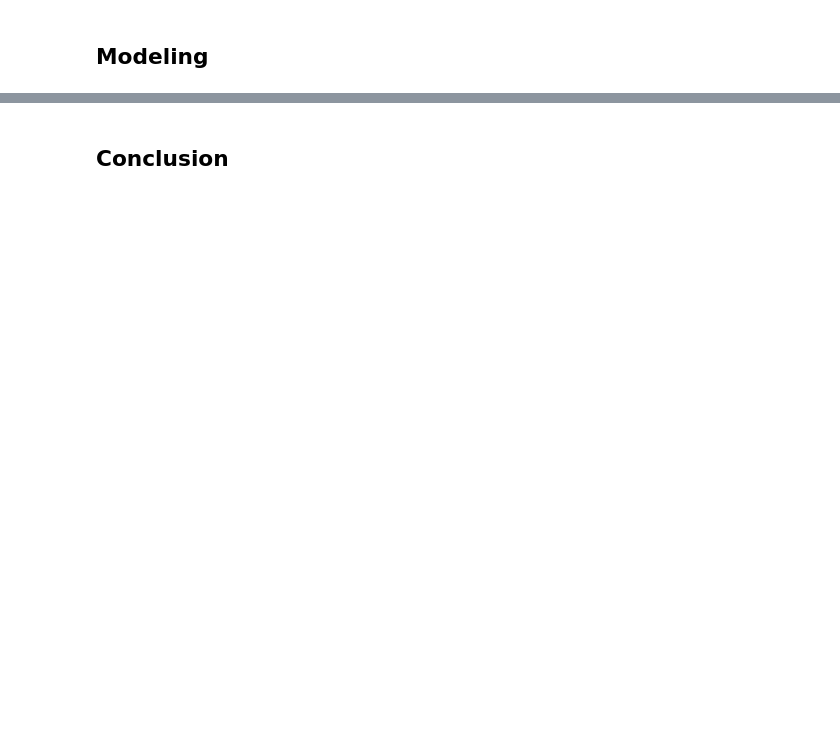
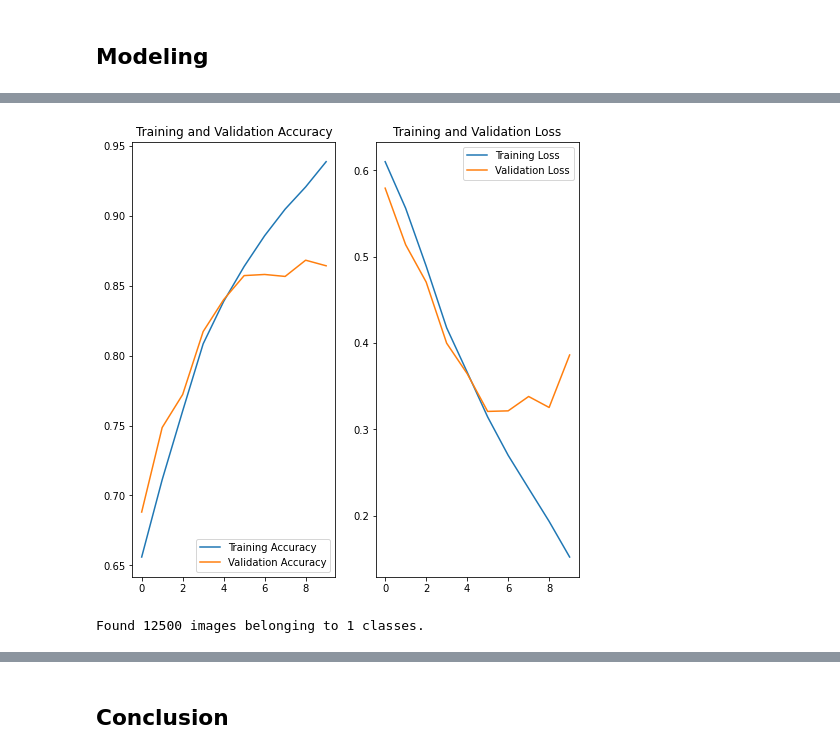
Before and after one commit to michaelchyan/MSDS422, a Jupyter notebook: Module_8_Dogs_vs_Cats.ipynb, the cells around one changed output, grey strips where cells are left out. Saved outputs shown, nothing was run; the diff lists cells and outputs as text; code cells hidden in the pictures; blank space fills up the shorter version.

```diff
--- a/Module_8_Dogs_vs_Cats.ipynb
+++ b/Module_8_Dogs_vs_Cats.ipynb
@@ -294,0 +124,4 @@ np.savetxt('NN_results.csv',
+# %%
+model.compile(optimizer='adam',
+              loss='binary_crossentropy',
+              metrics=['accuracy'])
@@ -294,0 +148,4 @@ np.savetxt('NN_results.csv',
+# %%
+early_stop_overfitting = True; # Stop the training if the model doesn't improve in order to prevent overfitting
+learning_rate_smoothing = True; # Reduces the learning rate of the backpropagation during the fitting if the model isn't improving
+learning_rate_reduction_factor = 0.5
@@ -294,0 +169,9 @@ np.savetxt('NN_results.csv',
+# %%
+history = model.fit(
+    train_data_gen,
+    epochs=epochs,
+    validation_data=val_data_gen,
+    steps_per_epoch=(total_train * (1 - validation_split) // batch_size),
+    validation_steps=(total_train * validation_split // batch_size),
+    callbacks=callbacks
+)
@@ -294,0 +199,33 @@ np.savetxt('NN_results.csv',
+# %%
+acc = history.history['accuracy']
+val_acc = history.history['val_accuracy']
+
+loss=history.history['loss']
+val_loss=history.history['val_loss']
+
+epochs_range = range(epochs)
+
+plt.figure(figsize=(8, 8))
+plt.subplot(1, 2, 1)
+plt.plot(epochs_range, acc, label='Training Accuracy')
+plt.plot(epochs_range, val_acc, label='Validation Accuracy')
+plt.legend(loc='lower right')
+plt.title('Training and Validation Accuracy')
+
+plt.subplot(1, 2, 2)
+plt.plot(epochs_range, loss, label='Training Loss')
+plt.plot(epochs_range, val_loss, label='Validation Loss')
+plt.legend(loc='upper right')
+plt.title('Training and Validation Loss')
+plt.show()
+# %% [output]
+[figure, added]
+# %%
+test_image_generator = ImageDataGenerator(rescale=1./255)
+test_data_gen = test_image_generator.flow_from_directory(directory='./test/',
+                                                           target_size=(IMG_HEIGHT, IMG_WIDTH),
+                                                           shuffle=False,
+                                                           class_mode=None,
+                                                           batch_size=1)
+# %% [output]
+Found 12500 images belonging to 1 classes.
```
Also changed, not shown: parts of 51 cells of this notebook.
